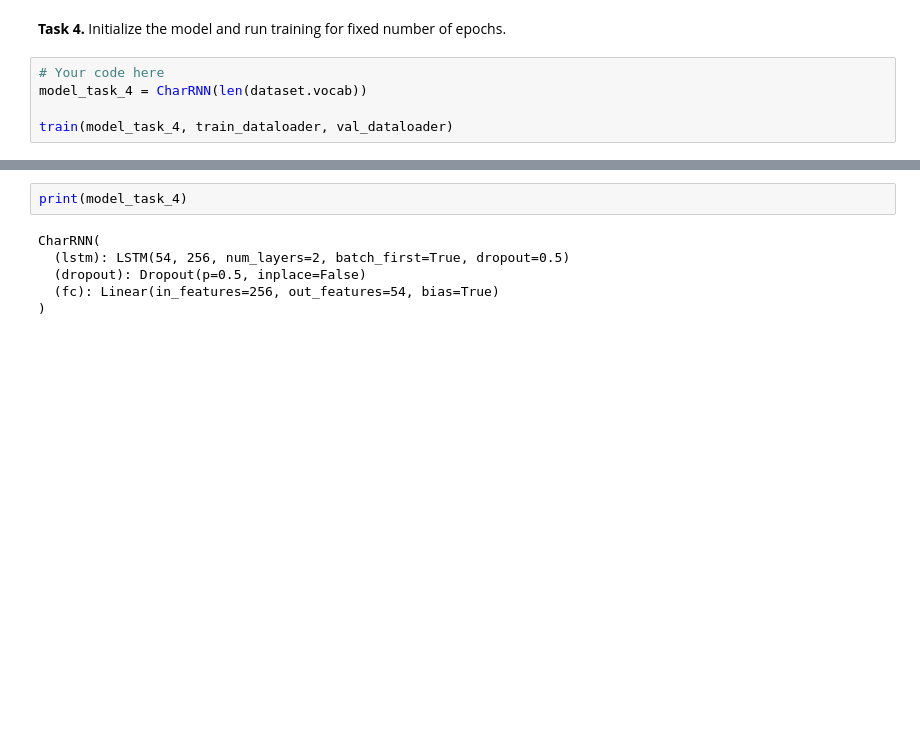
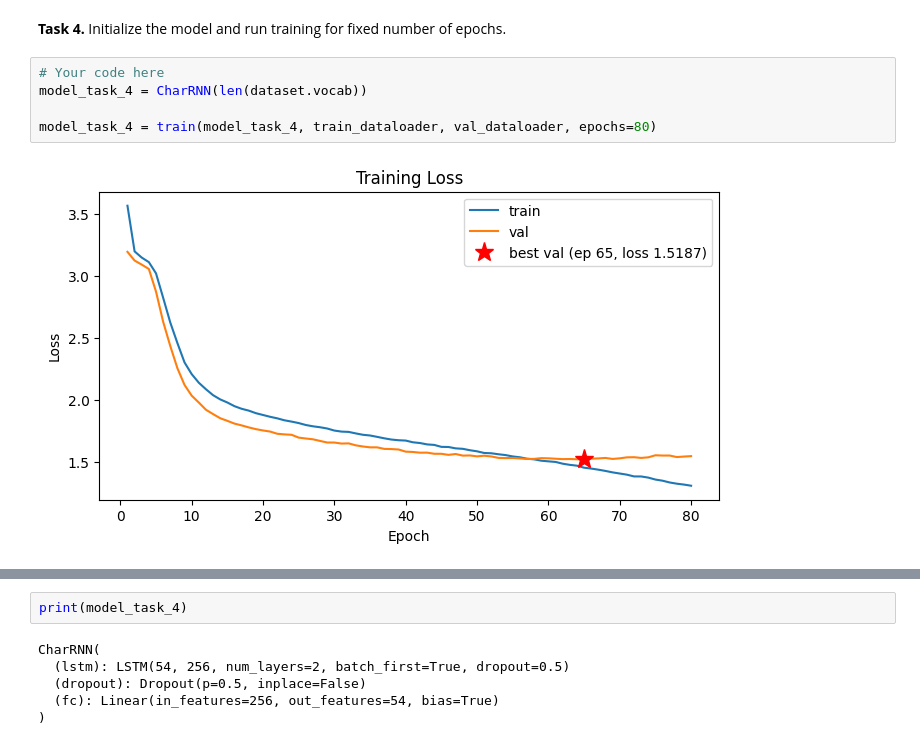
Before and after one commit to armantsaturian/nebius-ai-engineering, a Jupyter notebook: llm-architectures/hw2/RNN_LM_homework.ipynb, the cells around one changed output, grey strips where cells are left out. Drawn from its saved outputs; the diff is of its cells as text; blank space fills up the shorter version.

```diff
--- a/llm-architectures/hw2/RNN_LM_homework.ipynb
+++ b/llm-architectures/hw2/RNN_LM_homework.ipynb
@@ -318,6 +334,7 @@ def train(net, train_dataloader, val_dataloader, epochs=10, lr=0.001, clip=5,
 # %%
 # Your code here
 model_task_4 = CharRNN(len(dataset.vocab))
 
-train(model_task_4, train_dataloader, val_dataloader)
+model_task_4 = train(model_task_4, train_dataloader, val_dataloader, epochs=80)
 # %% [output]
+[figure, added]
```
Also changed, not shown: parts of 17 cells of this notebook.
